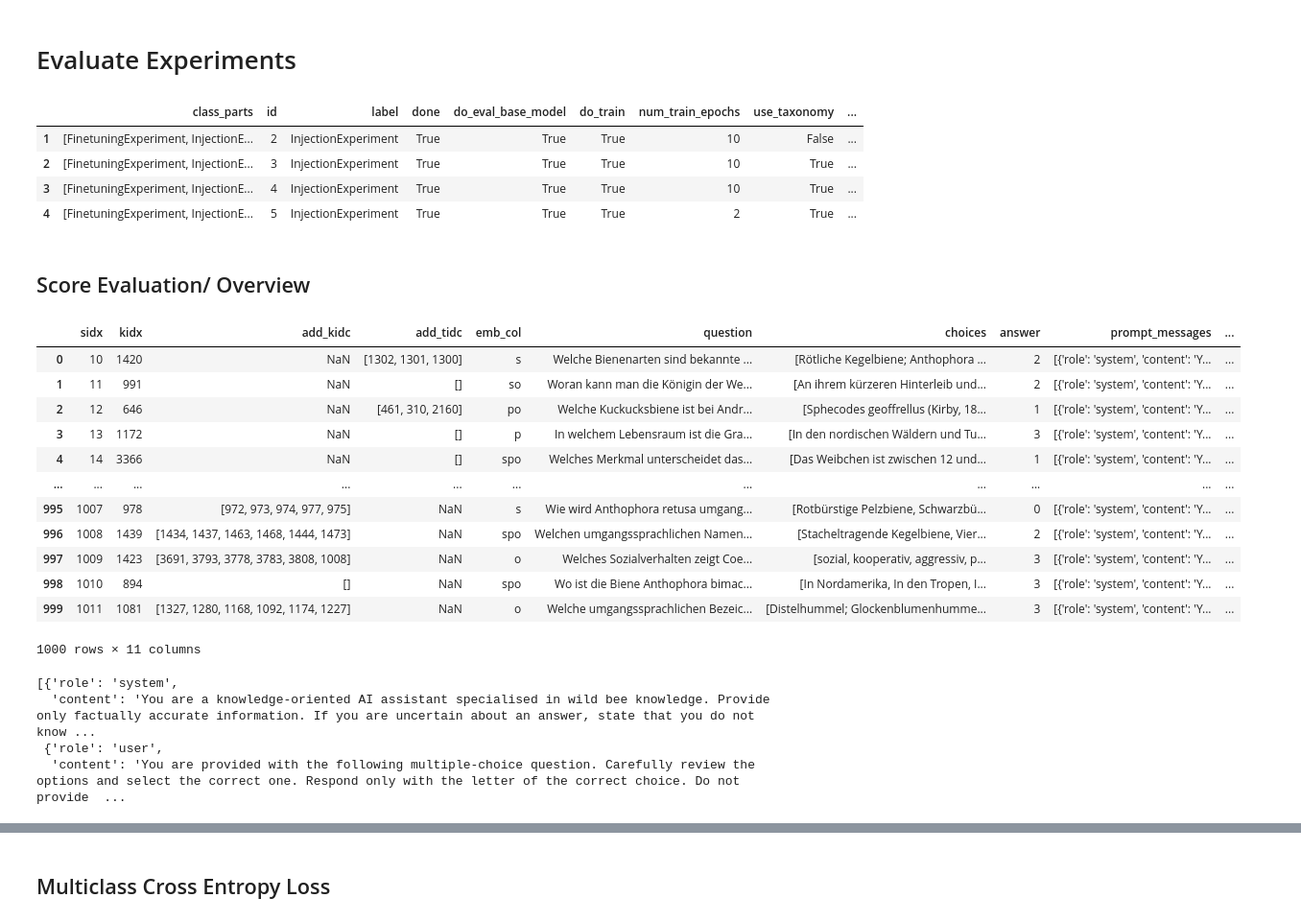
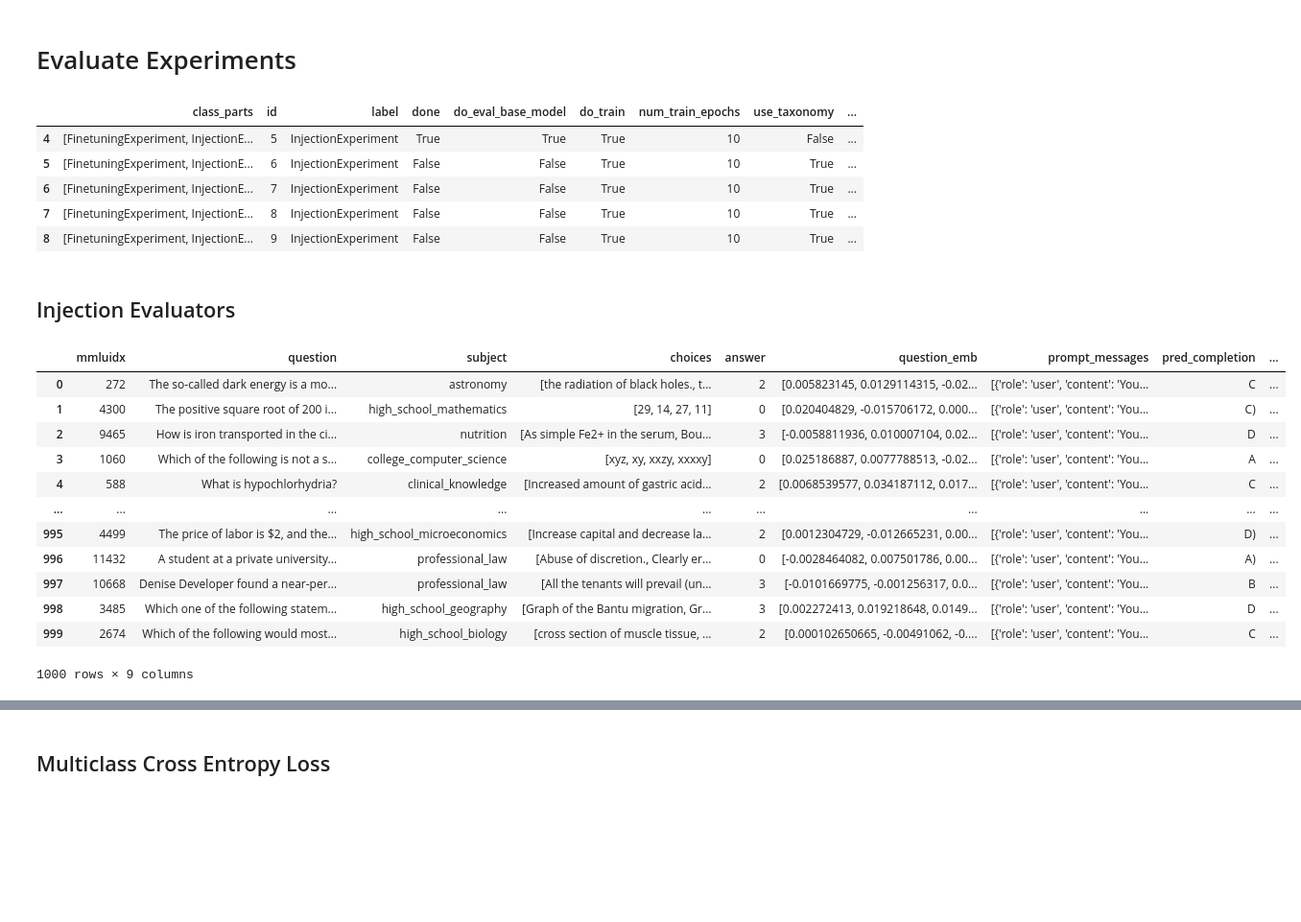
Before and after one commit to fee1ix/beesup_injection_lab, a Jupyter notebook: injection_notebook.ipynb, the cells around one changed output, grey strips where cells are left out. Shown at 96% size. Saved outputs shown, nothing was run; the diff lists cells and outputs as text; code cells hidden in the pictures; blank space fills up the shorter version.

```diff
--- a/injection_notebook.ipynb
+++ b/injection_notebook.ipynb
@@ -2665,16 +2668,17 @@ for i,experiment_row in experiments_df.iterrows():
 # %%
 EXPERIMENT_KEYPATHS=['done','do_eval_base_model','do_train','num_train_epochs','use_taxonomy','data_df.taxomizer.id','method']
 experiments_df=InjectionExperiment().get_overview(keypaths=EXPERIMENT_KEYPATHS)
-experiments_df=experiments_df[experiments_df.id!=1]
+experiments_df=experiments_df[experiments_df.id>=5]
 experiments_df
 # %% [output]
 |  | class_parts | id | label | done | do_eval_base_model | do_train | num_train_epochs | use_taxonomy | ... |
-| 1 | [FinetuningExperiment, InjectionE... | 2 | InjectionExperiment | True | True | True | 10 | False | ... |
-| 2 | [FinetuningExperiment, InjectionE... | 3 | InjectionExperiment | True | True | True | 10 | True | ... |
-| 3 | [FinetuningExperiment, InjectionE... | 4 | InjectionExperiment | True | True | True | 10 | True | ... |
-| 4 | [FinetuningExperiment, InjectionE... | 5 | InjectionExperiment | True | True | True | 2 | True | ... |
+| 4 | [FinetuningExperiment, InjectionE... | 5 | InjectionExperiment | True | True | True | 10 | False | ... |
+| 5 | [FinetuningExperiment, InjectionE... | 6 | InjectionExperiment | False | False | True | 10 | True | ... |
+| 6 | [FinetuningExperiment, InjectionE... | 7 | InjectionExperiment | False | False | True | 10 | True | ... |
+| 7 | [FinetuningExperiment, InjectionE... | 8 | InjectionExperiment | False | False | True | 10 | True | ... |
+| 8 | [FinetuningExperiment, InjectionE... | 9 | InjectionExperiment | False | False | True | 10 | True | ... |
-# %% [markdown]
-## Score Evaluation/ Overview
+# %% [markdown]
+## Injection Evaluators
 # %%
 def get_mcq_score(sample: Union[dict, pd.Series]) -> float:
     return sample['tp']
@@ -2738,31 +2742,24 @@ def get_injection_callbacks_df(experiment:InjectionExperiment) -> pd.DataFrame:
     return callbacks_df
 # %%
 path="/home/fboehning/fboehning/injection_lab/FinetuningExperiment/InjectionExperiment/"
-path+="0003_InjectionExperiment/0-0_mcq:3_injection_callback_df.pkl"
+path+="0005_InjectionExperiment/0-0_mcq:4_injection_callback_df.pkl"
 
-callback_df=pd.read_pickle(path)
-callback_df
+evaluation_df=pd.read_pickle(path)
+evaluation_df
 # %% [output]
-|  | sidx | kidx | add_kidc | add_tidc | emb_col | question | choices | answer | prompt_messages | ... |
-| 0 | 10 | 1420 | NaN | [1302, 1301, 1300] | s | Welche Bienenarten sind bekannte ... | [Rötliche Kegelbiene; Anthophora ... | 2 | [{'role': 'system', 'content': 'Y... | ... |
-| 1 | 11 | 991 | NaN | [] | so | Woran kann man die Königin der We... | [An ihrem kürzeren Hinterleib und... | 2 | [{'role': 'system', 'content': 'Y... | ... |
-| 2 | 12 | 646 | NaN | [461, 310, 2160] | po | Welche Kuckucksbiene ist bei Andr... | [Sphecodes geoffrellus (Kirby, 18... | 1 | [{'role': 'system', 'content': 'Y... | ... |
-| 3 | 13 | 1172 | NaN | [] | p | In welchem Lebensraum ist die Gra... | [In den nordischen Wäldern und Tu... | 3 | [{'role': 'system', 'content': 'Y... | ... |
-| 4 | 14 | 3366 | NaN | [] | spo | Welches Merkmal unterscheidet das... | [Das Weibchen ist zwischen 12 und... | 1 | [{'role': 'system', 'content': 'Y... | ... |
-| ... | ... | ... | ... | ... | ... | ... | ... | ... | ... | ... |
-| 995 | 1007 | 978 | [972, 973, 974, 977, 975] | NaN | s | Wie wird Anthophora retusa umgang... | [Rotbürstige Pelzbiene, Schwarzbü... | 0 | [{'role': 'system', 'content': 'Y... | ... |
-| 996 | 1008 | 1439 | [1434, 1437, 1463, 1468, 1444, 1473] | NaN | spo | Welchen umgangssprachlichen Namen... | [Stacheltragende Kegelbiene, Vier... | 2 | [{'role': 'system', 'content': 'Y... | ... |
-| 997 | 1009 | 1423 | [3691, 3793, 3778, 3783, 3808, 1008] | NaN | o | Welches Sozialverhalten zeigt Coe... | [sozial, kooperativ, aggressiv, p... | 3 | [{'role': 'system', 'content': 'Y... | ... |
-| 998 | 1010 | 894 | [] | NaN | spo | Wo ist die Biene Anthophora bimac... | [In Nordamerika, In den Tropen, I... | 3 | [{'role': 'system', 'content': 'Y... | ... |
-| 999 | 1011 | 1081 | [1327, 1280, 1168, 1092, 1174, 1227] | NaN | o | Welche umgangssprachlichen Bezeic... | [Distelhummel; Glockenblumenhumme... | 3 | [{'role': 'system', 'content': 'Y... | ... |
+|  | mmluidx | question | subject | choices | answer | question_emb | prompt_messages | pred_completion | ... |
+| 0 | 272 | The so-called dark energy is a mo... | astronomy | [the radiation of black holes., t... | 2 | [0.005823145, 0.0129114315, -0.02... | [{'role': 'user', 'content': 'You... | C | ... |
+| 1 | 4300 | The positive square root of 200 i... | high_school_mathematics | [29, 14, 27, 11] | 0 | [0.020404829, -0.015706172, 0.000... | [{'role': 'user', 'content': 'You... | C) | ... |
+| 2 | 9465 | How is iron transported in the ci... | nutrition | [As simple Fe2+ in the serum, Bou... | 3 | [-0.0058811936, 0.010007104, 0.02... | [{'role': 'user', 'content': 'You... | D | ... |
+| 3 | 1060 | Which of the following is not a s... | college_computer_science | [xyz, xy, xxzy, xxxxy] | 0 | [0.025186887, 0.0077788513, -0.02... | [{'role': 'user', 'content': 'You... | A | ... |
+| 4 | 588 | What is hypochlorhydria? | clinical_knowledge | [Increased amount of gastric acid... | 2 | [0.0068539577, 0.034187112, 0.017... | [{'role': 'user', 'content': 'You... | C | ... |
+| ... | ... | ... | ... | ... | ... | ... | ... | ... | ... |
+| 995 | 4499 | The price of labor is $2, and the... | high_school_microeconomics | [Increase capital and decrease la... | 2 | [0.0012304729, -0.012665231, 0.00... | [{'role': 'user', 'content': 'You... | D) | ... |
+| 996 | 11432 | A student at a private university... | professional_law | [Abuse of discretion., Clearly er... | 0 | [-0.0028464082, 0.007501786, 0.00... | [{'role': 'user', 'content': 'You... | A) | ... |
+| 997 | 10668 | Denise Developer found a near-per... | professional_law | [All the tenants will prevail (un... | 3 | [-0.0101669775, -0.001256317, 0.0... | [{'role': 'user', 'content': 'You... | B | ... |
+| 998 | 3485 | Which one of the following statem... | high_school_geography | [Graph of the Bantu migration, Gr... | 3 | [0.002272413, 0.019218648, 0.0149... | [{'role': 'user', 'content': 'You... | D | ... |
+| 999 | 2674 | Which of the following would most... | high_school_biology | [cross section of muscle tissue, ... | 2 | [0.000102650665, -0.00491062, -0.... | [{'role': 'user', 'content': 'You... | C | ... |
-1000 rows × 11 columns
+1000 rows × 9 columns
-# %%
-callback_df.iloc[0].prompt_messages
-# %% [output]
-[{'role': 'system',
-  'content': 'You are a knowledge-oriented AI assistant specialised in wild bee knowledge. Provide only factually accurate information. If you are uncertain about an answer, state that you do not know ...
- {'role': 'user',
-  'content': 'You are provided with the following multiple-choice question. Carefully review the options and select the correct one. Respond only with the letter of the correct choice. Do not provide  ...
 # %%
 evaluation_dfs=[]
 for i,row in experiments_df.iterrows():
```
Also changed, not shown: parts of 52 cells of this notebook, 3 other files.
